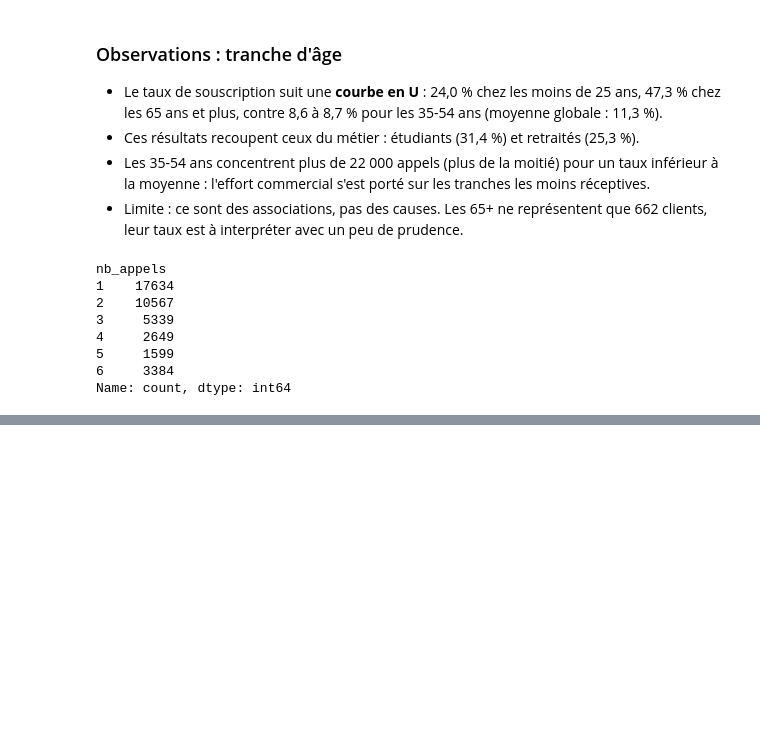
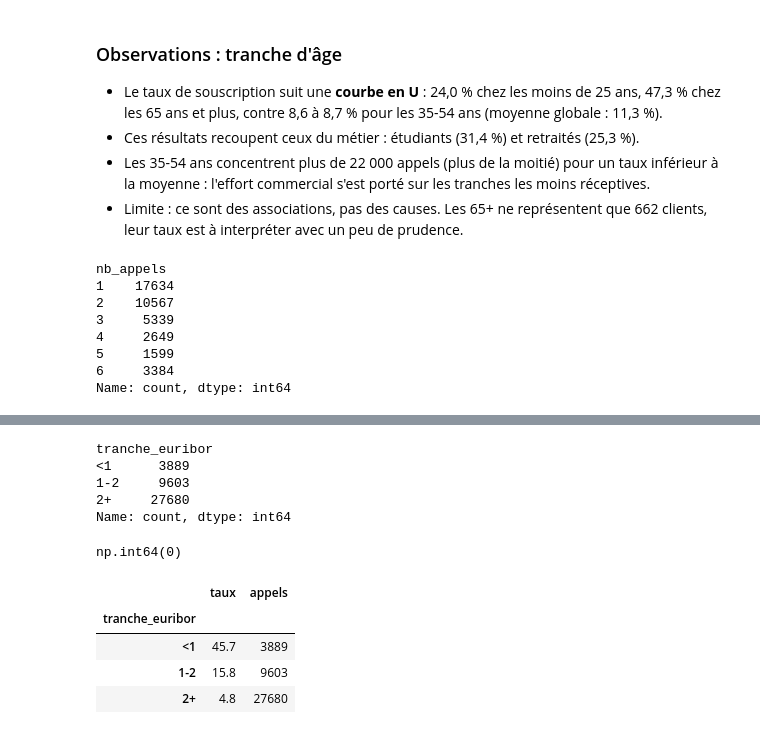
Before and after one commit to Amelie-S38/bank-marketing-dashboard, a Jupyter notebook: notebooks/02_analyse.ipynb, the cells around one changed output, grey strips where cells are left out. Saved outputs shown, nothing was run; the diff lists cells and outputs as text; code cells hidden in the pictures; blank space fills up the shorter version.

```diff
--- a/notebooks/02_analyse.ipynb
+++ b/notebooks/02_analyse.ipynb
@@ -198,0 +229,31 @@ effort
+# %%
+# création des tranches
+df["tranche_euribor"] = pd.cut(
+    df["euribor3m"],
+    bins=[0, 1, 2, 10],
+    labels=["<1", "1-2", "2+"],
+    right=False
+)
+# %%
+df["tranche_euribor"].value_counts().sort_index()
+# %% [output]
+tranche_euribor
+<1      3889
+1-2     9603
+2+     27680
+Name: count, dtype: int64
+# %%
+df["tranche_euribor"].isna().sum() # Controle des NAN
+# %% [output]
+np.int64(0)
+# %%
+# Taux de souscription (en %) et nombre d'appels par tranche d'Euribor
+euribor = df.groupby("tranche_euribor", observed=True)["y"].agg(taux="mean", appels="count")
+euribor["taux"] = (euribor["taux"] * 100).round(1)
+euribor
+# %% [output]
+|  | taux | appels |
+| tranche_euribor |  |  |
+| <1 | 45.7 | 3889 |
+| 1-2 | 15.8 | 9603 |
+| 2+ | 4.8 | 27680 |
```
Also changed, not shown: parts of 13 cells of this notebook, 3 other files.
